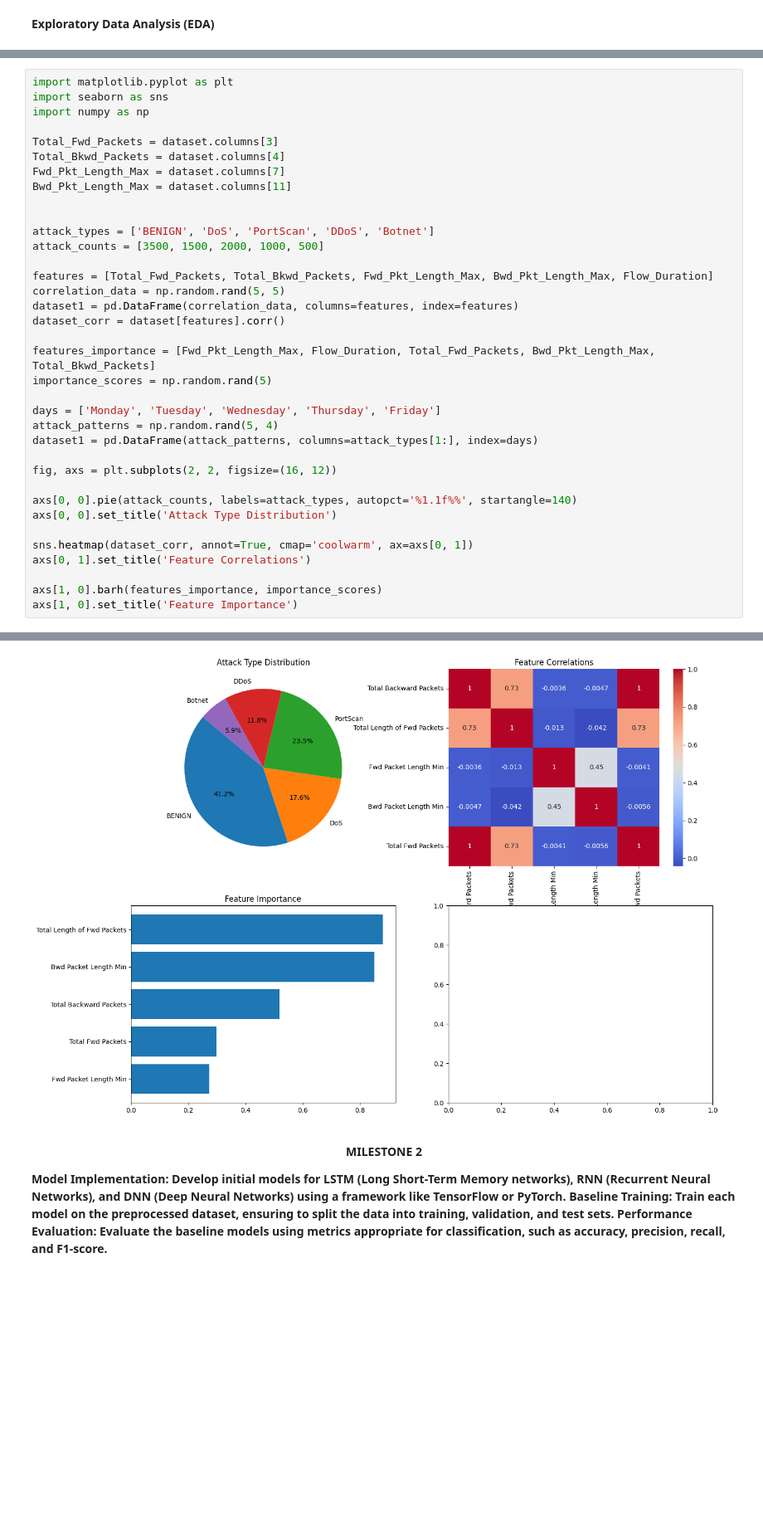
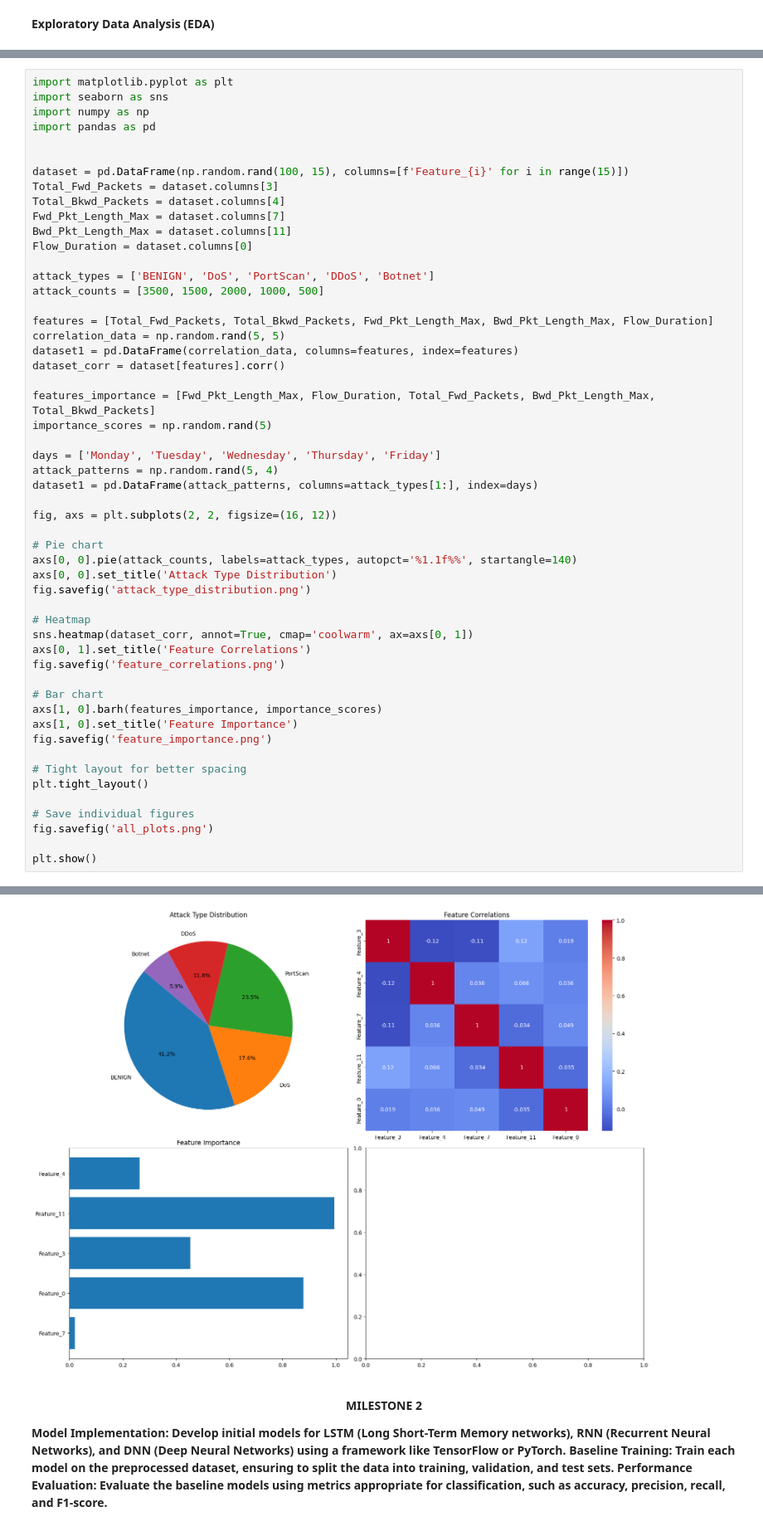
Before and after one commit to kram254/Optimized-Machine-Learning-Based-Cyber-Attack-Detection-Model, a Jupyter notebook: cybersec.ipynb, the cells around one changed output, grey strips where cells are left out. Shown at 83% size. Saved outputs shown, nothing was run; the diff lists cells and outputs as text; blank space fills up the shorter version.

```diff
--- a/cybersec.ipynb
+++ b/cybersec.ipynb
@@ -222,12 +469,15 @@ plt.show()
 import matplotlib.pyplot as plt
 import seaborn as sns
 import numpy as np
+import pandas as pd
 
+
+dataset = pd.DataFrame(np.random.rand(100, 15), columns=[f'Feature_{i}' for i in range(15)])
 Total_Fwd_Packets = dataset.columns[3]
 Total_Bkwd_Packets = dataset.columns[4]
 Fwd_Pkt_Length_Max = dataset.columns[7]
 Bwd_Pkt_Length_Max = dataset.columns[11]
-
+Flow_Duration = dataset.columns[0]
 
 attack_types = ['BENIGN', 'DoS', 'PortScan', 'DDoS', 'Botnet']
 attack_counts = [3500, 1500, 2000, 1000, 500]
@@ -246,12 +496,26 @@ dataset1 = pd.DataFrame(attack_patterns, columns=attack_types[1:], index=days)
 
 fig, axs = plt.subplots(2, 2, figsize=(16, 12))
 
+# Pie chart
 axs[0, 0].pie(attack_counts, labels=attack_types, autopct='%1.1f%%', startangle=140)
 axs[0, 0].set_title('Attack Type Distribution')
+fig.savefig('attack_type_distribution.png')
 
+# Heatmap
 sns.heatmap(dataset_corr, annot=True, cmap='coolwarm', ax=axs[0, 1])
 axs[0, 1].set_title('Feature Correlations')
+fig.savefig('feature_correlations.png')
 
+# Bar chart
 axs[1, 0].barh(features_importance, importance_scores)
 axs[1, 0].set_title('Feature Importance')
+fig.savefig('feature_importance.png')
+
+# Tight layout for better spacing
+plt.tight_layout()
+
+# Save individual figures
+fig.savefig('all_plots.png')
+
+plt.show()
 # %% [output]
@@ -259,4 +522,4 @@ Text(0.5, 1.0, 'Feature Importance')
-[figure, old version]
+[figure, new version]
 # %% [markdown]
 **<center><bold>MILESTONE 2</bold></center>**
 
```
Also changed, not shown: parts of 58 cells of this notebook.
